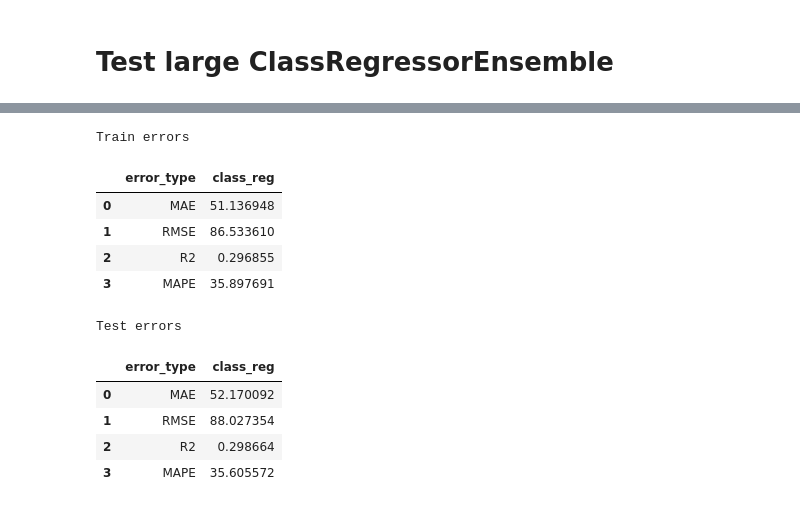
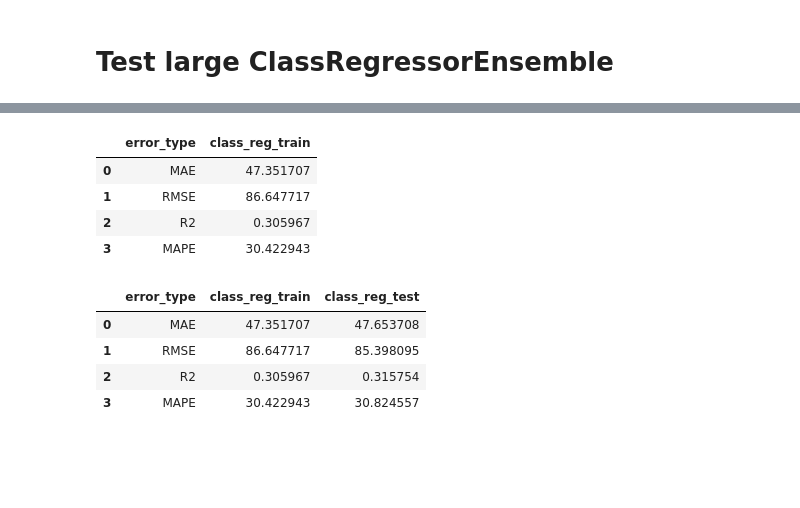
Before and after one commit to drheavy/RegressionClassifier, a Jupyter notebook: ClassRegressor.ipynb, the cells around one changed output, grey strips where cells are left out. Cells and saved outputs as stored; diff of their text form; code cells hidden in the pictures; blank space fills up the shorter version.

```diff
--- a/ClassRegressor.ipynb
+++ b/ClassRegressor.ipynb
@@ -240,0 +313,10 @@ test mae 52.17009226743786
+# %%
+class_reg = ClassRegressorEnsembleLog(n_bins=N_BINS, n_levels=N_LEVELS)
+class_reg.fit(X_train_scaled, y_train)
+
+pred_train = class_reg.predict(X_train_scaled)
+pred_test = class_reg.predict(X_test_scaled)
+
+print('Simple ClassRegressor ensemble with logarithmic target')
+print('train mae', mean_absolute_error(y_train, pred_train))
+print('test mae', mean_absolute_error(y_test, pred_test))
@@ -240,0 +327,12 @@ test mae 52.17009226743786
+# %%
+class_reg = ClassRegressorEnsembleLog(n_bins=N_BINS, n_levels=N_LEVELS,
+                                               bins_calc_method='percentile', leaf_size=10,
+                                               leaf_model=LinearRegression)
+class_reg.fit(X_train_scaled, y_train)
+
+pred_train = class_reg.predict(X_train_scaled)
+pred_test = class_reg.predict(X_test_scaled)
+
+print('Simple ClassRegressor ensemble with balanced bins, LinearRegression and logarithmic target')
+print('train mae', mean_absolute_error(y_train, pred_train))
+print('test mae', mean_absolute_error(y_test, pred_test))
@@ -244,7 +346,7 @@ test mae 52.17009226743786
 N_BINS = 10
 N_LEVELS = 3
 
-class_reg = ClassRegressorEnsemble(n_bins=BINS_NUMB, n_levels=N_LEVELS)
+class_reg = ClassRegressorEnsemble(n_bins=N_BINS, n_levels=N_LEVELS)
 # %%
 class_reg.fit(X_train_scaled, y_train)
 # %%
@@ -260,35 +372,33 @@ class_reg.models
 # %%
 pred_train = class_reg.predict(X_train_scaled)
 # %%
-print('Train errors')
+#print('Train errors')
 measured_metrics = pd.DataFrame({"error_type":["MAE", "RMSE", "R2", "MAPE"]})
 measured_metrics.set_index("error_type")
 
-measured_metrics["class_reg"] = dataframe_metrics(y_train, pred_train)
+measured_metrics["class_reg_train"] = dataframe_metrics(y_train, pred_train)
 measured_metrics
 # %% [output]
-Train errors
-|  | error_type | class_reg |
-| 0 | MAE | 51.136948 |
-| 1 | RMSE | 86.533610 |
-| 2 | R2 | 0.296855 |
-| 3 | MAPE | 35.897691 |
+|  | error_type | class_reg_train |
+| 0 | MAE | 47.351707 |
+| 1 | RMSE | 86.647717 |
+| 2 | R2 | 0.305967 |
+| 3 | MAPE | 30.422943 |
 # %%
 pred_test = class_reg.predict(X_test_scaled)
 # %%
-print('Test errors')
-measured_metrics = pd.DataFrame({"error_type":["MAE", "RMSE", "R2", "MAPE"]})
-measured_metrics.set_index("error_type")
+#print('Test errors')
+#measured_metrics = pd.DataFrame({"error_type":["MAE", "RMSE", "R2", "MAPE"]})
+#measured_metrics.set_index("error_type")
 
-measured_metrics["class_reg"] = dataframe_metrics(y_test, pred_test)
+measured_metrics["class_reg_test"] = dataframe_metrics(y_test, pred_test)
 measured_metrics
 # %% [output]
-Test errors
-|  | error_type | class_reg |
-| 0 | MAE | 52.170092 |
-| 1 | RMSE | 88.027354 |
-| 2 | R2 | 0.298664 |
-| 3 | MAPE | 35.605572 |
+|  | error_type | class_reg_train | class_reg_test |
+| 0 | MAE | 47.351707 | 47.653708 |
+| 1 | RMSE | 86.647717 | 85.398095 |
+| 2 | R2 | 0.305967 | 0.315754 |
+| 3 | MAPE | 30.422943 | 30.824557 |
 # %%
 lgbm_reg = LGBMRegressor()
 
```
Also changed, not shown: parts of 34 cells of this notebook, 1 other file.
